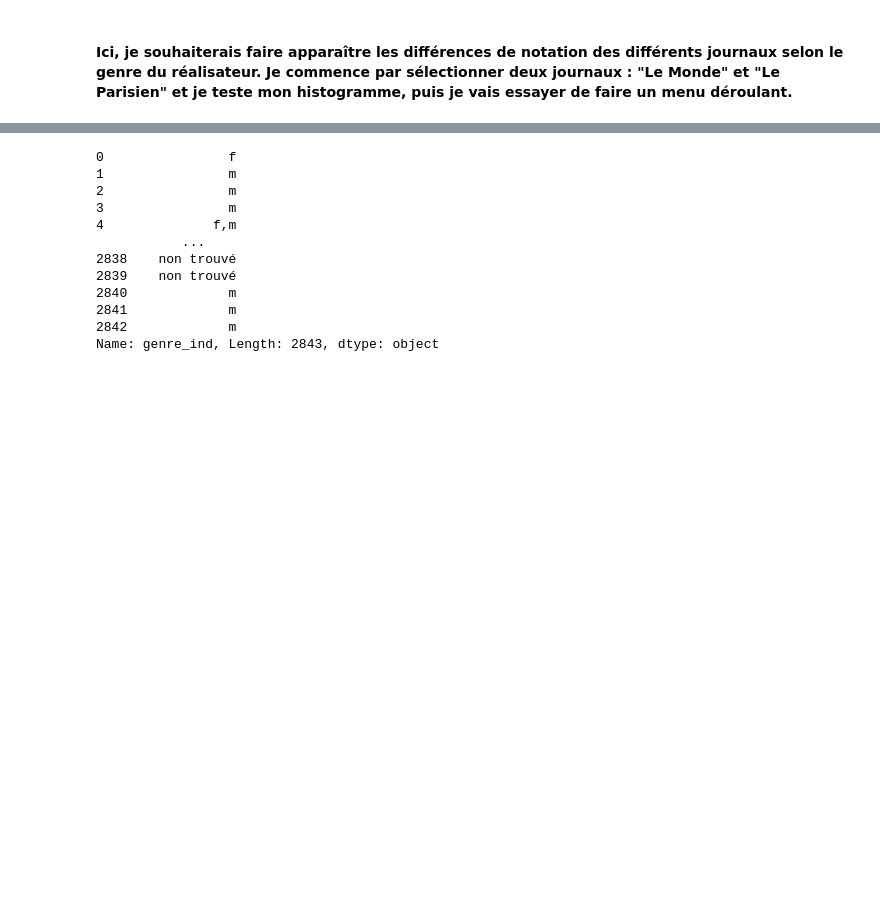
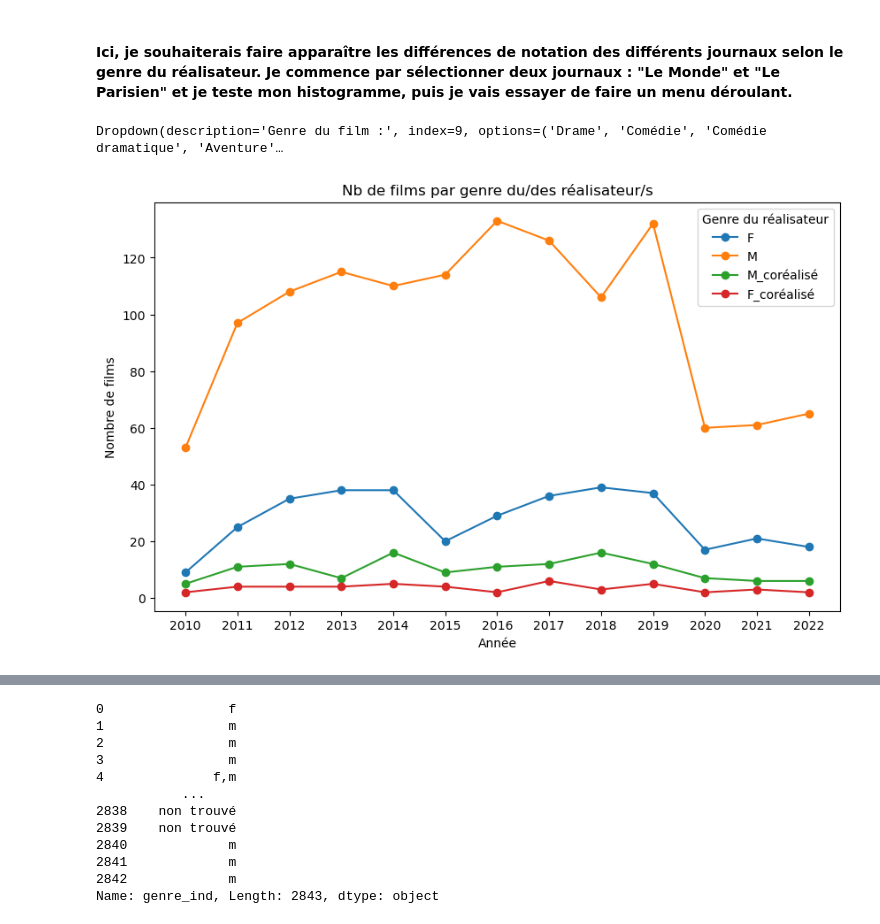
Before and after one commit to Clement-Dn/Projet_Cin-, a Jupyter notebook: Rapport_Projet_Cinema.ipynb, the cells around one changed output, grey strips where cells are left out. Cells and saved outputs as stored; diff of their text form; code cells hidden in the pictures; blank space fills up the shorter version.

Commit message:
graphe m/f/multiples dans le temps

```diff
--- a/Rapport_Projet_Cinema.ipynb
+++ b/Rapport_Projet_Cinema.ipynb
@@ -567,6 +567,12 @@ histogramme_devis(base_cnc_agregee, "> à 7 m", "<2 m " )
 [figure]
 # %% [markdown]
 #### Ici, je souhaiterais faire apparaître les différences de notation des différents journaux selon le genre du réalisateur. Je commence par sélectionner deux journaux : "Le Monde" et "Le Parisien" et je teste mon histogramme, puis je vais essayer de faire un menu déroulant.
+# %%
+# Evolution du nombre de films par genre du/des réalisateurs (dans la base réduite à la base française CNC)
+graphique_h_f(base_cnc_agregee)
+# %% [output]
+Dropdown(description='Genre du film :', index=9, options=('Drame', 'Comédie', 'Comédie dramatique', 'Aventure'…
+[figure, added]
 # %%
 base_cnc_agregee_avec_presse = pd.merge(base_cnc_agregee, presse, left_on='identifiant', right_on='identifiant', how='inner')
 len(base_cnc_agregee_avec_presse)
```
Also changed, not shown: parts of 18 cells of this notebook, 8 other files.
